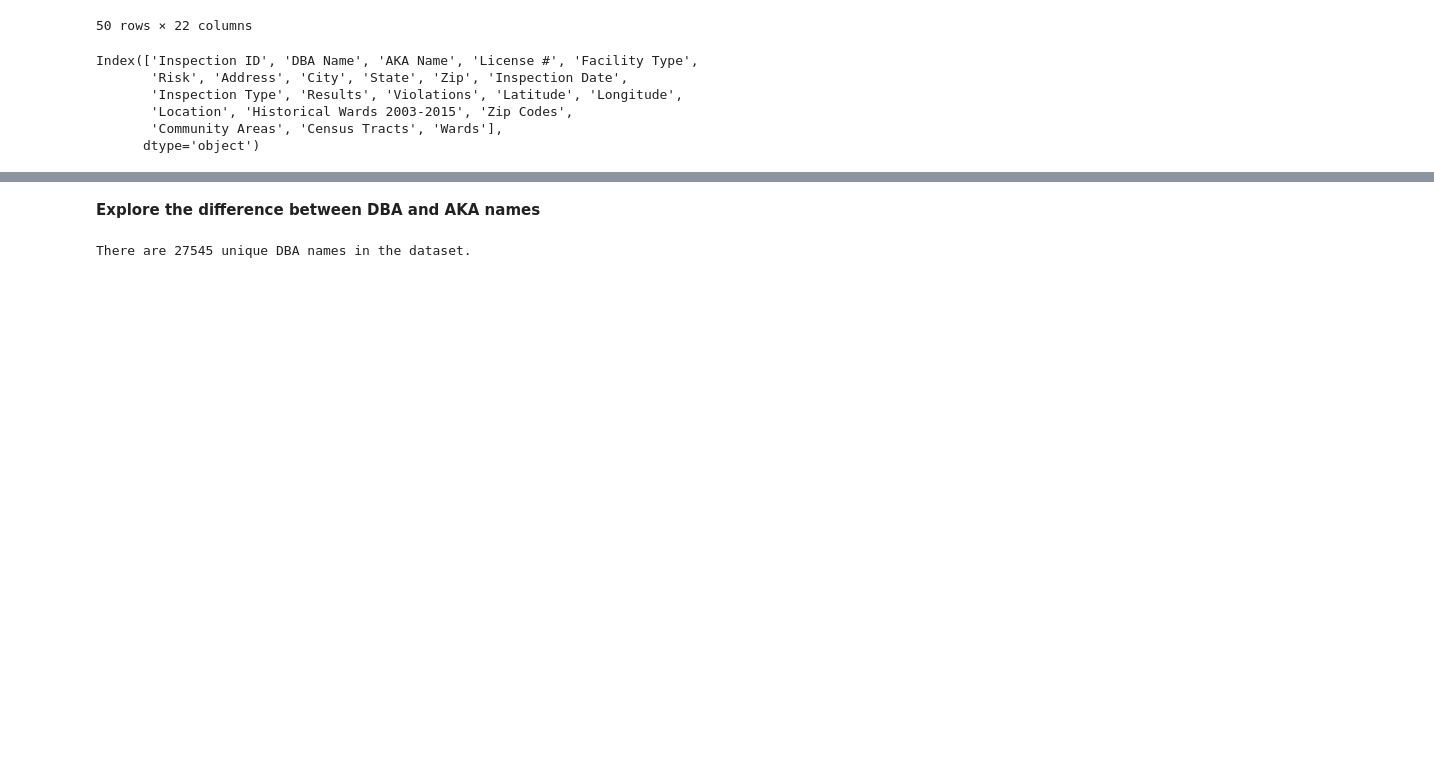
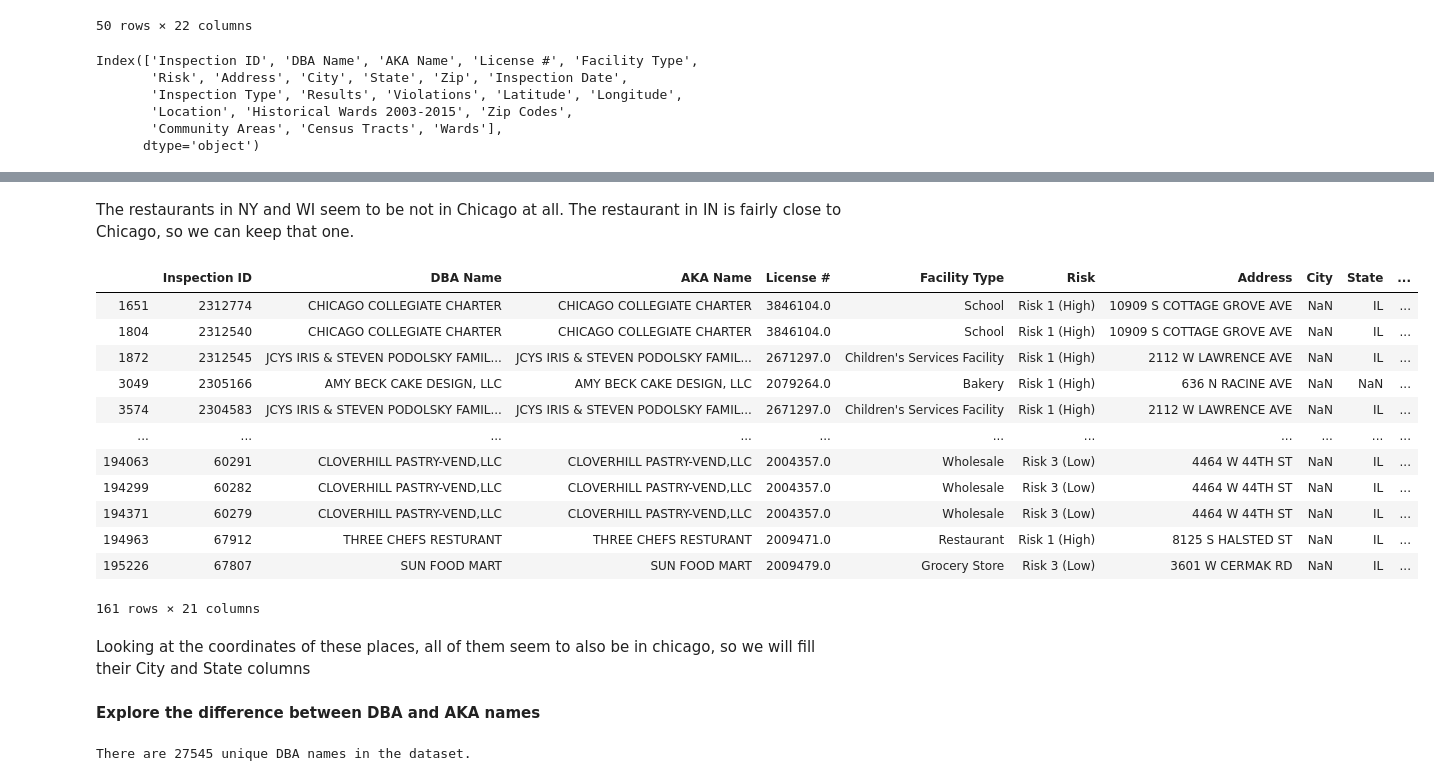
Before and after one commit to aaag97/ada-2019-project-databusters, a Jupyter notebook: Data exploration.ipynb, the cells around one changed output, grey strips where cells are left out. Drawn from its saved outputs; the diff is of its cells as text; code cells hidden in the pictures; blank space fills up the shorter version.

```diff
--- a/Data exploration.ipynb
+++ b/Data exploration.ipynb
@@ -46,0 +49,3 @@ inspections.shape
+# %%
+inspections = inspections.drop(columns=['Location'])
+inspections = inspections.drop(columns=['Zip Codes'])
@@ -46,0 +67,23 @@ inspections.shape
+# %% [markdown]
+The restaurants in NY and WI seem to be not in Chicago at all. The restaurant in IN is fairly close to Chicago, so we can keep that one.
+# %%
+inspections = inspections[~inspections.State.isin(['NY', 'WI'])]
+# %%
+#Investigate the state=nan and city=nan restaurants
+inspections[pd.isnull(inspections.State) | pd.isnull(inspections.City)]
+# %% [output]
+|  | Inspection ID | DBA Name | AKA Name | License # | Facility Type | Risk | Address | City | State | ... |
+| 1651 | 2312774 | CHICAGO COLLEGIATE CHARTER | CHICAGO COLLEGIATE CHARTER | 3846104.0 | School | Risk 1 (High) | 10909 S COTTAGE GROVE AVE | NaN | IL | ... |
+| 1804 | 2312540 | CHICAGO COLLEGIATE CHARTER | CHICAGO COLLEGIATE CHARTER | 3846104.0 | School | Risk 1 (High) | 10909 S COTTAGE GROVE AVE | NaN | IL | ... |
+| 1872 | 2312545 | JCYS IRIS & STEVEN PODOLSKY FAMIL... | JCYS IRIS & STEVEN PODOLSKY FAMIL... | 2671297.0 | Children's Services Facility | Risk 1 (High) | 2112 W LAWRENCE AVE | NaN | IL | ... |
+| 3049 | 2305166 | AMY BECK CAKE DESIGN, LLC | AMY BECK CAKE DESIGN, LLC | 2079264.0 | Bakery | Risk 1 (High) | 636 N RACINE AVE | NaN | NaN | ... |
+| 3574 | 2304583 | JCYS IRIS & STEVEN PODOLSKY FAMIL... | JCYS IRIS & STEVEN PODOLSKY FAMIL... | 2671297.0 | Children's Services Facility | Risk 1 (High) | 2112 W LAWRENCE AVE | NaN | IL | ... |
+| ... | ... | ... | ... | ... | ... | ... | ... | ... | ... | ... |
+| 194063 | 60291 | CLOVERHILL PASTRY-VEND,LLC | CLOVERHILL PASTRY-VEND,LLC | 2004357.0 | Wholesale | Risk 3 (Low) | 4464 W 44TH ST | NaN | IL | ... |
+| 194299 | 60282 | CLOVERHILL PASTRY-VEND,LLC | CLOVERHILL PASTRY-VEND,LLC | 2004357.0 | Wholesale | Risk 3 (Low) | 4464 W 44TH ST | NaN | IL | ... |
+| 194371 | 60279 | CLOVERHILL PASTRY-VEND,LLC | CLOVERHILL PASTRY-VEND,LLC | 2004357.0 | Wholesale | Risk 3 (Low) | 4464 W 44TH ST | NaN | IL | ... |
+| 194963 | 67912 | THREE CHEFS RESTURANT | THREE CHEFS RESTURANT | 2009471.0 | Restaurant | Risk 1 (High) | 8125 S HALSTED ST | NaN | IL | ... |
+| 195226 | 67807 | SUN FOOD MART | SUN FOOD MART | 2009479.0 | Grocery Store | Risk 3 (Low) | 3601 W CERMAK RD | NaN | IL | ... |
+161 rows × 21 columns
+# %% [markdown]
+Looking at the coordinates of these places, all of them seem to also be in chicago, so we will fill their City and State columns
```
Also changed, not shown: parts of 11 cells of this notebook, 1 other file.
